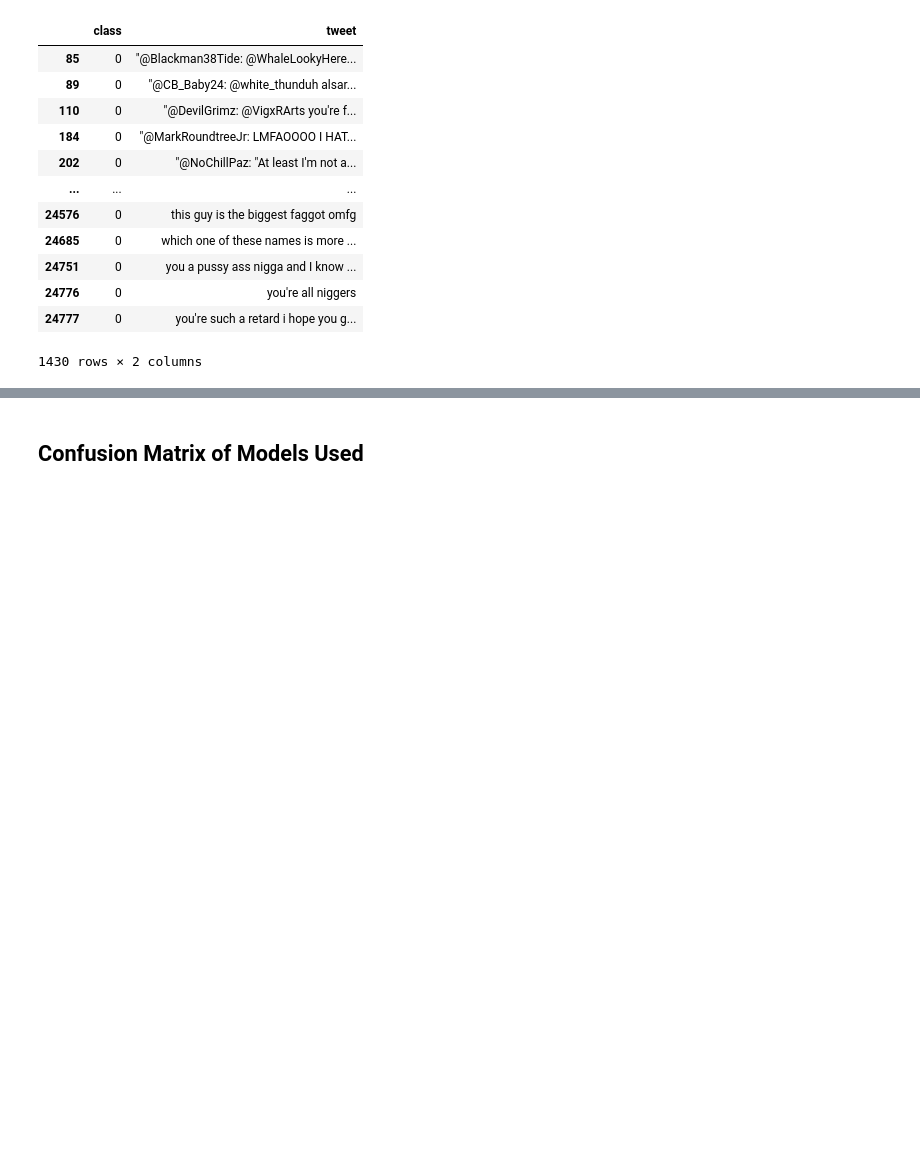
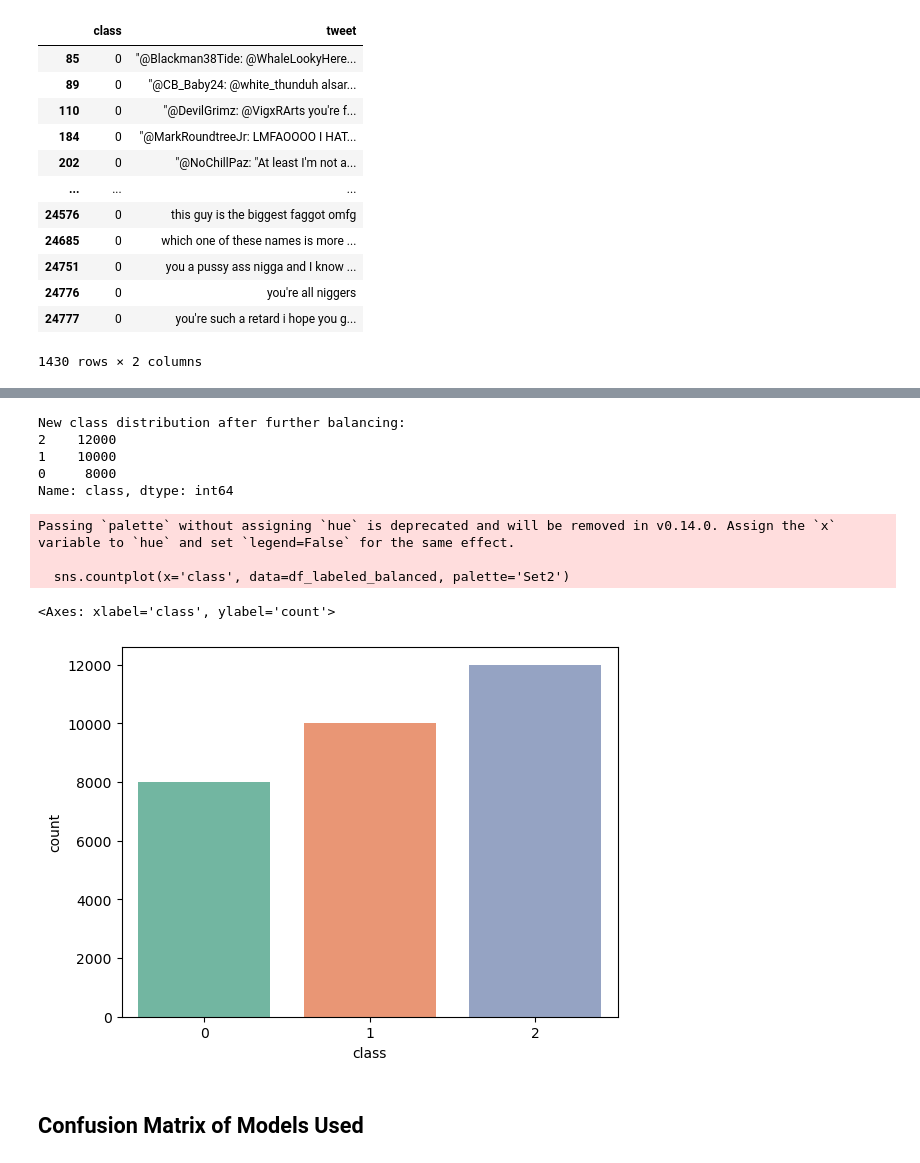
Before and after one commit to Shashankvenigalla/HateSpeech, a Jupyter notebook: Untitled1.ipynb, the cells around one changed output, grey strips where cells are left out. Drawn from its saved outputs; the diff is of its cells as text; code cells hidden in the pictures; blank space fills up the shorter version.

```diff
--- a/Untitled1.ipynb
+++ b/Untitled1.ipynb
@@ -247,3 +186,33 @@ Passing `palette` without assigning `hue` is deprecated and will be removed in v
+# %%
+# Applying undersampling to reduce class `2` to 12,000 (instead of 19,190)
+under_sampler_2 = RandomUnderSampler(sampling_strategy={2: 12000}, random_state=42)
+X_labeled_final, y_labeled_final = under_sampler_2.fit_resample(X_labeled_final, y_labeled_final)
+
+# Apply SMOTE again to increase class `0` from 4,163 to 8,000
+smote_adjust = SMOTE(sampling_strategy={0: 8000}, random_state=42)
+X_labeled_final, y_labeled_final = smote_adjust.fit_resample(X_labeled_final, y_labeled_final)
+
+# Convert back to DataFrame
+df_labeled_balanced = pd.DataFrame(X_labeled_final.toarray(), columns=tfidf.get_feature_names_out())
+df_labeled_balanced['class'] = y_labeled_final
+
+print("\nNew class distribution after further balancing:")
+print(df_labeled_balanced['class'].value_counts())
+# %% [output]
+New class distribution after further balancing:
+2    12000
+1    10000
+0     8000
+Name: class, dtype: int64
+# %%
+import seaborn as sns
+sns.countplot(x='class', data=df_labeled_balanced, palette='Set2')
+# %% [output]
+Passing `palette` without assigning `hue` is deprecated and will be removed in v0.14.0. Assign the `x` variable to `hue` and set `legend=False` for the same effect.
+
+  sns.countplot(x='class', data=df_labeled_balanced, palette='Set2')
+<Axes: xlabel='class', ylabel='count'>
+[figure, added]
 # %% [markdown]
 ## Confusion Matrix of Models Used
 # %%
```
Also changed, not shown: parts of 35 cells of this notebook, 1 other file.
